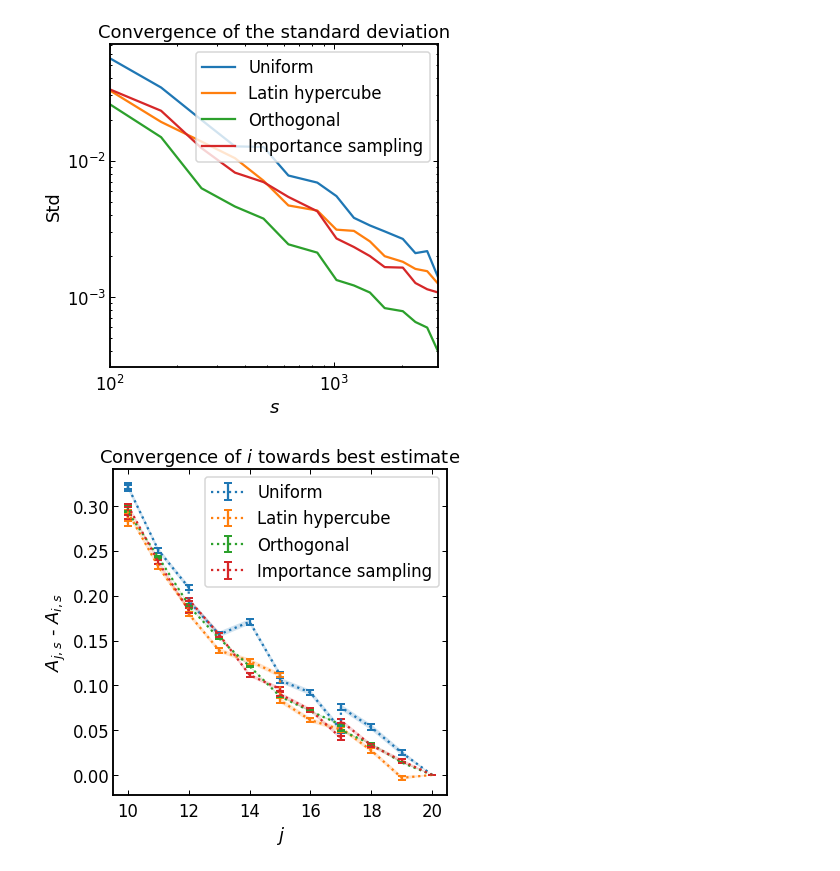
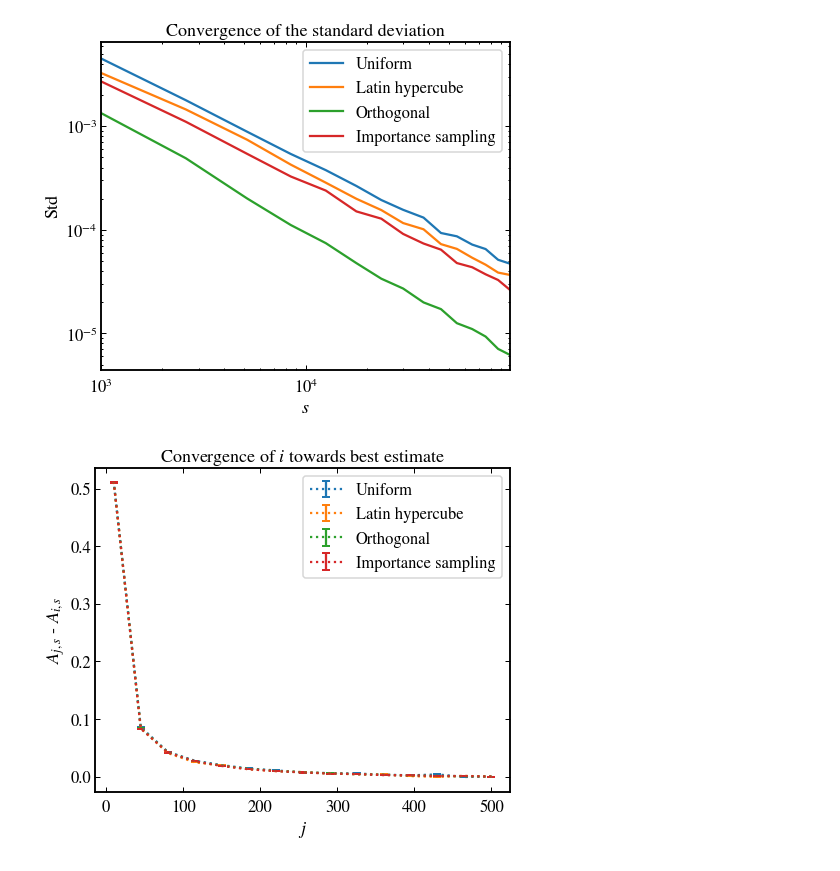
Before and after one commit to JesseFranzua/Mandlebrot, a Jupyter notebook: older_versions/mandelbrot_combined_results.ipynb, the cells around one changed output. Saved outputs shown, nothing was run; the diff lists cells and outputs as text; code cells hidden in the pictures.

```diff
--- a/older_versions/mandelbrot_combined_results.ipynb
+++ b/older_versions/mandelbrot_combined_results.ipynb
@@ -12,3 +11,20 @@ AttributeError: module 'matplotlib.pyplot' has no attribute 'pyplot'
+# %%
+plt.rcParams['xtick.major.size']  = 5
+plt.rcParams['xtick.major.width'] = 1
+plt.rcParams['xtick.minor.size']  = 2
+plt.rcParams['xtick.minor.width'] = 1
+plt.rcParams['ytick.major.size']  = 5
+plt.rcParams['ytick.major.width'] = 1
+plt.rcParams['ytick.minor.size']  = 2
+plt.rcParams['ytick.minor.width'] = 1
+plt.rcParams['xtick.direction']   = 'in'
+plt.rcParams['ytick.direction']   = 'in'
+plt.rcParams['xtick.major.pad']   = 8
+plt.rcParams['xtick.top']         = True
+plt.rcParams['ytick.right']       = True
+plt.rcParams["figure.figsize"]    = (7, 6)
+plt.rcParams["mathtext.fontset"]  = 'stix'
+plt.rcParams["font.family"]       = 'STIXGeneral'
 # %%
 # define global functions
 
@@ -188,12 +205,12 @@ area_box = (real_max - real_min) * (imag_max - imag_min)
 
 # settings
 n_cores = os.cpu_count()
-n_runs = 50
+n_runs = 250
 min_i = 10
-max_i = 20
+max_i = 500
 n_different_i = 15
-min_s = 100
-max_s = 3000
+min_s = 1000
+max_s = 100000
 n_different_s = 15
 
 i_values = np.linspace(max_i, min_i, n_different_i, dtype=int)
@@ -247,11 +259,11 @@ array([2916, 2601, 2304, 2025, 1681, 1444, 1225, 1024,  841,  625,  484,
 #     ax.set(title=samp.__name__)
 # %%
 sampling_fuctions = [uniform_samples, LHC_samples, ortho2, importance_sampling]
+
 areas_min_all_results = []
 areas_max_all_results = []
 stds_max_all_results = []
 
-mean_s_all_results = []
 stds_s_all_results = []
 means_diff_i_all_results = []
 stds_diff_i_all_results = []
@@ -259,7 +271,7 @@ means_diff_s_all_results = []
 stds_diff_s_all_results = []
 
 for rand_num_generator in sampling_fuctions:
-    means_s = np.zeros(n_different_s)
+
     stds_s = np.zeros(n_different_s)
     means_diff_i = np.zeros(n_different_i)
     stds_diff_i = np.zeros(n_different_i)
@@ -271,20 +283,18 @@ for rand_num_generator in sampling_fuctions:
     stds_max_all_results.append(con.max_std)
 
     stds_s[0] = con.max_std
-    means_s[0] = con.max_mean
 
     con.determine_area(min_i, min_s)
     areas_min_all_results.append(con.areas)
 
     for m in tqdm(range(1, n_different_s), desc=rand_num_generator.__name__ + ' s convergence'):
         s = s_values[m]
-        means_diff_s[m], stds_diff_s[m], means_s[m], stds_s[m] = con.diff_with_max(max_i, s)
+        means_diff_s[m], stds_diff_s[m], _, stds_s[m] = con.diff_with_max(max_i, s)
 
     for m in tqdm(range(1, n_different_i), desc=rand_num_generator.__name__ + ' i convergence'):
         i = i_values[m]
         means_diff_i[m], stds_diff_i[m], _, _ = con.diff_with_max(i, max_s)
 
-    mean_s_all_results.append(means_s)
     stds_s_all_results.append(stds_s)
     means_diff_i_all_results.append(means_diff_i)
     stds_diff_i_all_results.append(stds_diff_i)
@@ -333,8 +343,9 @@ for ax, areas, name in zip(axs, areas_min_all_results, sampling_names):
     x = np.linspace(min(areas), max(areas), 100)
     y = norm.pdf(x, areas.mean(), areas.std())
     ax.plot(x, y, label='True normal', color='tab:red')
-    ax.set(xlim=(min(areas), max(areas)), ylabel=' ', title=name)
-    sns.histplot(areas, stat='density', ax=ax)
+    hist = np.histogram(areas, density=True, bins=15)
+    ax.set(xlim=(min(areas), max(areas)), ylim =(0, max(hist[0])+1), ylabel=' ', title=name)
+    sns.histplot(areas, stat='density', ax=ax,bins=15)
 
     stat, p = normaltest(areas)
     if p > 0.05:
@@ -347,5 +358,6 @@ axs[0].set_title('Uniform')
 axs[1].set_title('Latin hypercube')
 axs[2].set_title('Orthogonal')
 fig.tight_layout()
+plt.savefig('normal.pdf')
 plt.show()
 # %% [output]
@@ -370,21 +382,22 @@ plt.tight_layout()
 plt.savefig('std_conv.pdf')
 plt.show()
 # %% [output]
-[figure, old version]
+[figure, new version]
 # %%
 # plot shwoing the convegence towards the best estimate of the area
 
 for means, stds, name in zip(means_diff_i_all_results, stds_diff_i_all_results, sampling_names):
     plt.errorbar(i_values, means, stds, fmt=':', capsize=4, capthick=2, label=name)
     plt.fill_between(i_values, means - stds, means + stds, alpha=0.2)
 plt.legend()
 plt.title('Convergence of $i$ towards best estimate')
 plt.xlabel('$j$')
 plt.ylabel('$A_{j, s}$ - $A_{i, s}$')
+plt.tight_layout()
 plt.savefig('area_conv.pdf')
 plt.show()
 # %% [output]
-[figure, old version]
+[figure, new version]
 # %%
 # plot shwoing the convegence towards the best estimate of the area
 
```
Also changed, not shown: parts of 10 cells of this notebook, 21 other files.
